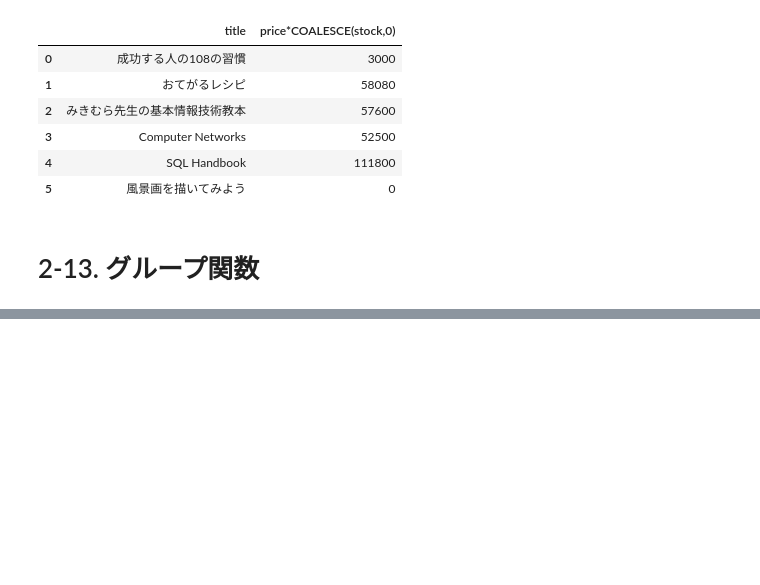
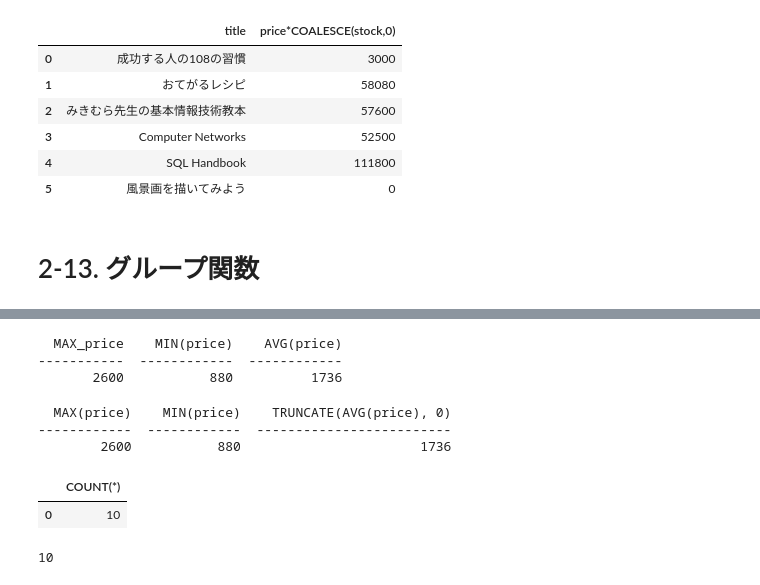
Before and after one commit to phonon-py/DatabaseSpecialistStudy, a Jupyter notebook: lesson_mysql.ipynb, the cells around one changed output, grey strips where cells are left out. Saved outputs shown, nothing was run; the diff lists cells and outputs as text; code cells hidden in the pictures; blank space fills up the shorter version.

```diff
--- a/lesson_mysql.ipynb
+++ b/lesson_mysql.ipynb
@@ -1414,0 +1723,34 @@ df
+# %%
+q = '''SELECT MAX(price) as MAX_price, MIN(price), AVG(price) FROM books'''
+with engine.connect() as conn:
+    df = pd.read_sql_query(text(q), conn)
+    print(tabulate(df, headers='keys', showindex='never'))
+# %% [output]
+  MAX_price    MIN(price)    AVG(price)
+-----------  ------------  ------------
+       2600           880          1736
+# %%
+# TRUNCATEは切り捨て
+q = 'SELECT MAX(price), MIN(price), TRUNCATE(AVG(price), 0) FROM books'
+with engine.connect() as conn:
+    df = pd.read_sql_query(text(q), conn)
+    print(tabulate(df, headers='keys', showindex=False))
+# %% [output]
+  MAX(price)    MIN(price)    TRUNCATE(AVG(price), 0)
+------------  ------------  -------------------------
+        2600           880                       1736
+# %%
+q = 'SELECT COUNT(*) FROM books;'
+with engine.connect() as conn:
+    df = pd.read_sql_query(text(q), conn)
+df
+# %% [output]
+|  | COUNT(*) |
+| 0 | 10 |
+# %%
+q = 'SELECT * FROM books;'
+with engine.connect() as conn:
+    df = pd.read_sql_query(text(q), conn)
+    print(len(df))
+# %% [output]
+10
```
Also changed, not shown: parts of 10 cells of this notebook.
